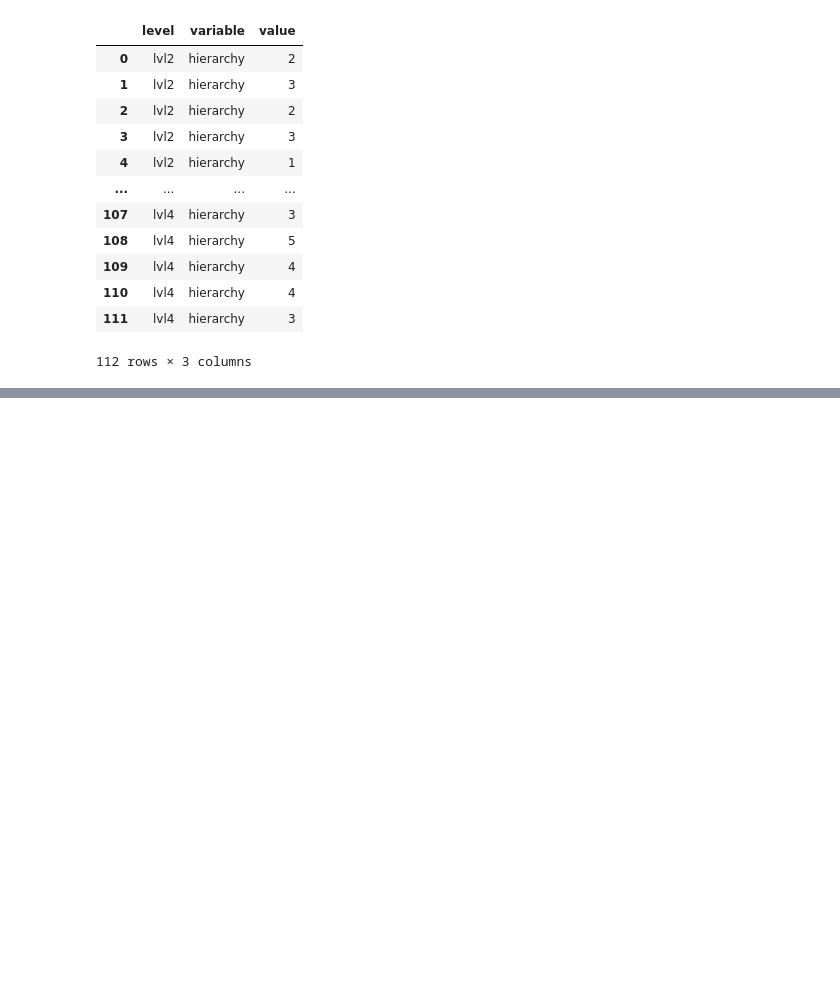
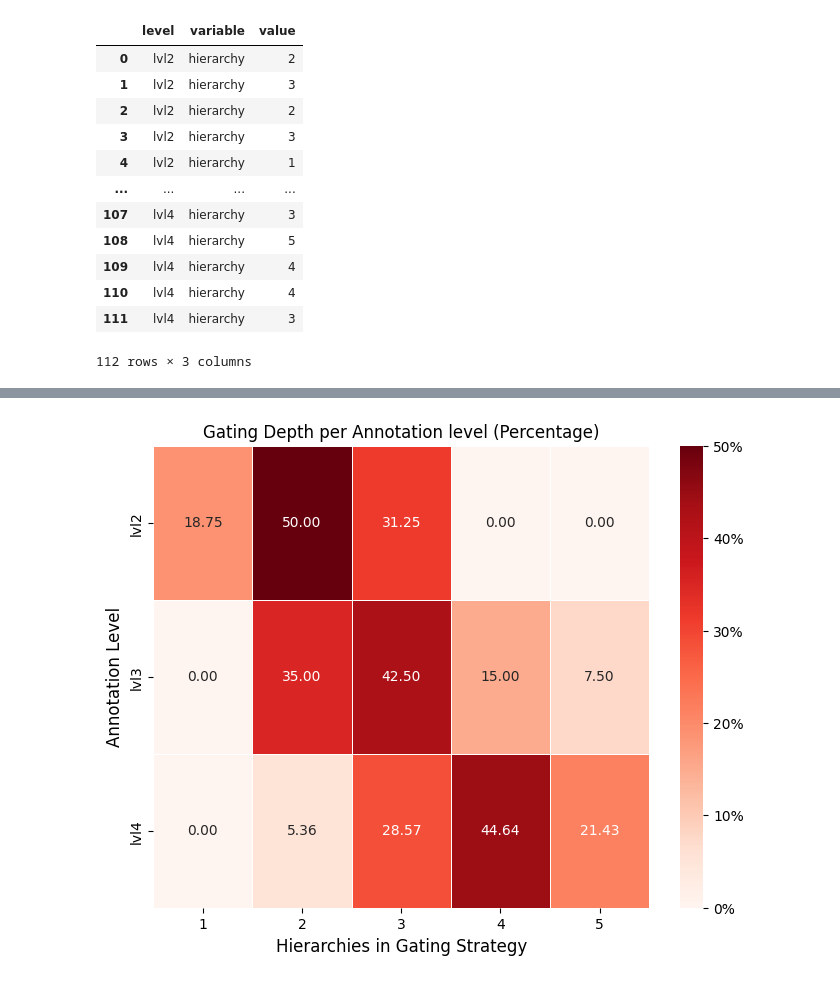
Before and after one commit to buettnerlab/reproducibility_convex_gating, a Jupyter notebook: Figure_5/P03_auswertung.ipynb, the cells around one changed output, grey strips where cells are left out. Drawn from its saved outputs; the diff is of its cells as text; code cells hidden in the pictures; blank space fills up the shorter version.

```diff
--- a/Figure_5/P03_auswertung.ipynb
+++ b/Figure_5/P03_auswertung.ipynb
@@ -139,0 +154,4 @@ overview['hierach']
+# %%
+df_hierachies = pd.DataFrame(overview[['level','hierarchy']].value_counts())
+# %%
+df_hierachies.rename(columns={0: 'Frequency'}, inplace=True)
@@ -139,0 +174,13 @@ overview['hierach']
+# %%
+pivot_df = df_hierachies.pivot_table(index='level', columns='hierarchy', values='Frequency', aggfunc='sum').fillna(0)
+# %%
+norm_df = pivot_df.div(pivot_df.sum(axis=1), axis=0)*100
+# %%
+plt.figure(figsize=(8, 6))
+sns.heatmap(norm_df, annot=True, cmap='Reds', fmt='.2f', linewidths=0.5,cbar_kws={'format': '%.0f%%'})
+plt.xlabel('Hierarchies in Gating Strategy',fontsize = 12)
+plt.ylabel('Annotation Level',fontsize = 12)
+plt.title('Gating Depth per Annotation level (Percentage)', fontsize = 12)
+plt.show()
+# %% [output]
+[figure, added]
```
Also changed, not shown: parts of 19 cells of this notebook.
